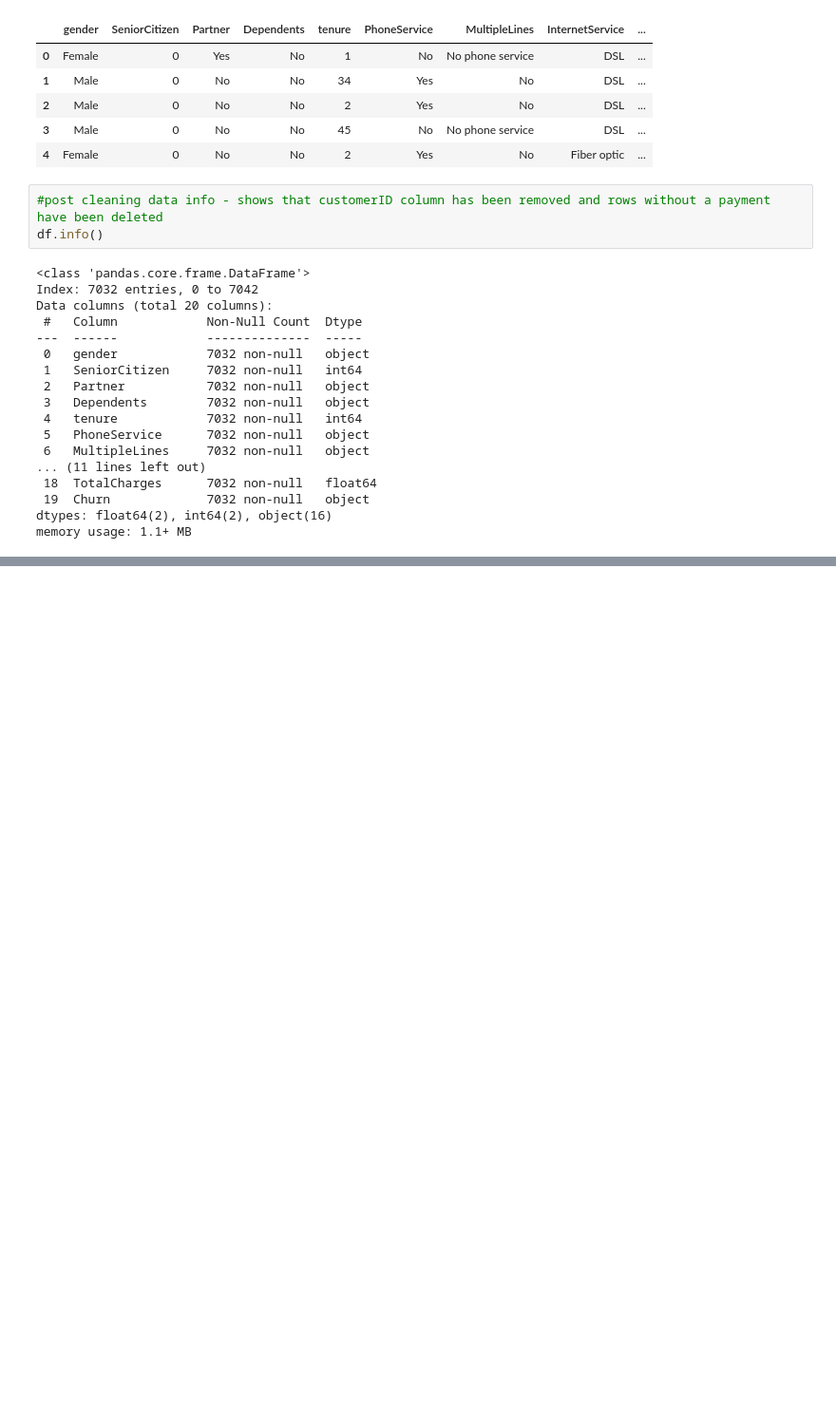
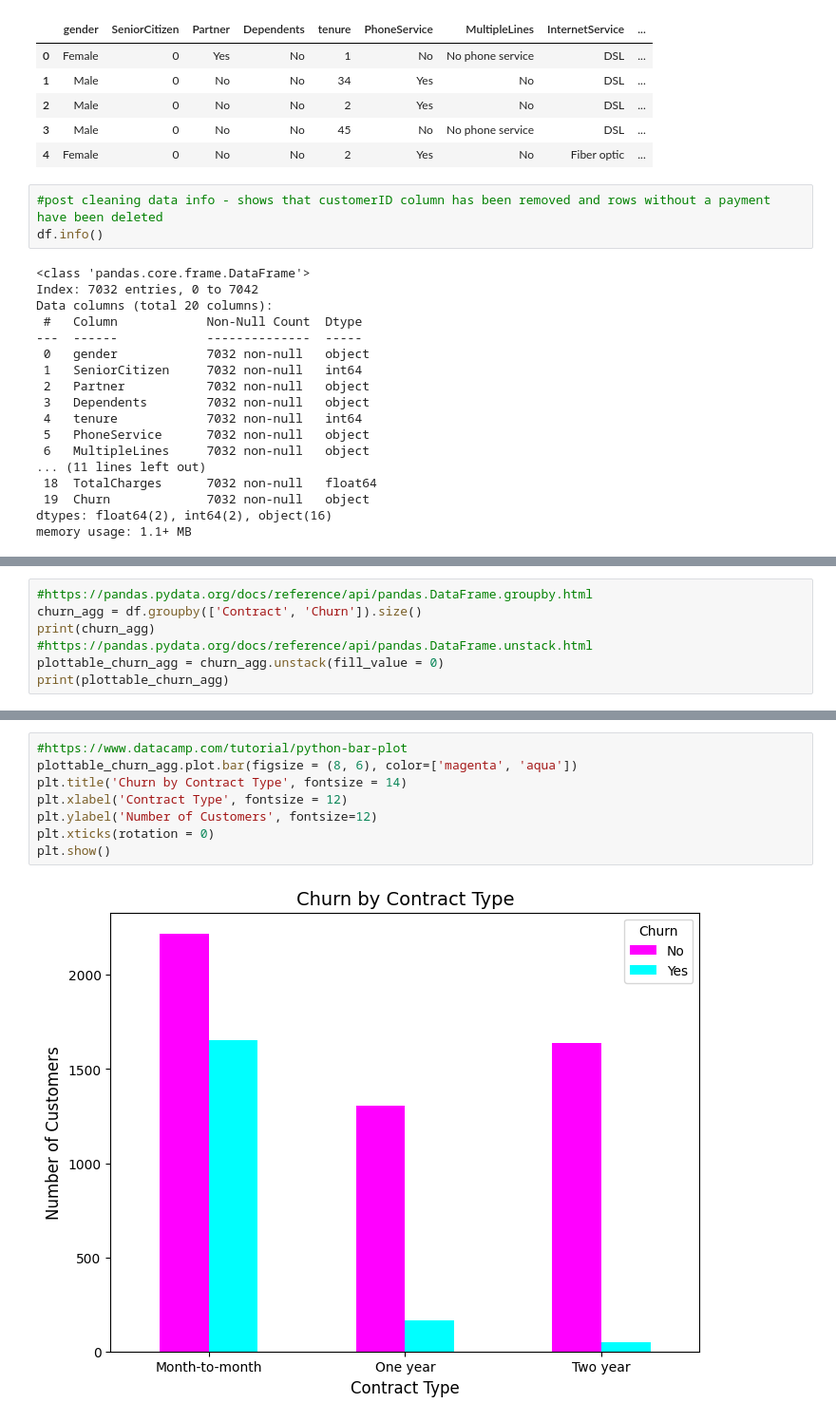
Before and after one commit to TFlanDev/customer-churn-analysis, a Jupyter notebook: notebooks/churn_analysis_model.ipynb, the cells around one changed output, grey strips where cells are left out. Shown: that part at 95% size. Drawn from its saved outputs; the diff is of its cells as text; blank space fills up the shorter version.

```diff
--- a/notebooks/churn_analysis_model.ipynb
+++ b/notebooks/churn_analysis_model.ipynb
@@ -76,0 +86,7 @@ memory usage: 1.1+ MB
+# %%
+#https://pandas.pydata.org/docs/reference/api/pandas.DataFrame.groupby.html
+churn_agg = df.groupby(['Contract', 'Churn']).size()
+print(churn_agg)
+#https://pandas.pydata.org/docs/reference/api/pandas.DataFrame.unstack.html
+plottable_churn_agg = churn_agg.unstack(fill_value = 0)
+print(plottable_churn_agg)
@@ -76,0 +107,10 @@ memory usage: 1.1+ MB
+# %%
+#https://www.datacamp.com/tutorial/python-bar-plot
+plottable_churn_agg.plot.bar(figsize = (8, 6), color=['magenta', 'aqua'])
+plt.title('Churn by Contract Type', fontsize = 14)
+plt.xlabel('Contract Type', fontsize = 12)
+plt.ylabel('Number of Customers', fontsize=12)
+plt.xticks(rotation = 0)
+plt.show()
+# %% [output]
+[figure, added]
```
Also changed, not shown: parts of 4 cells of this notebook.
